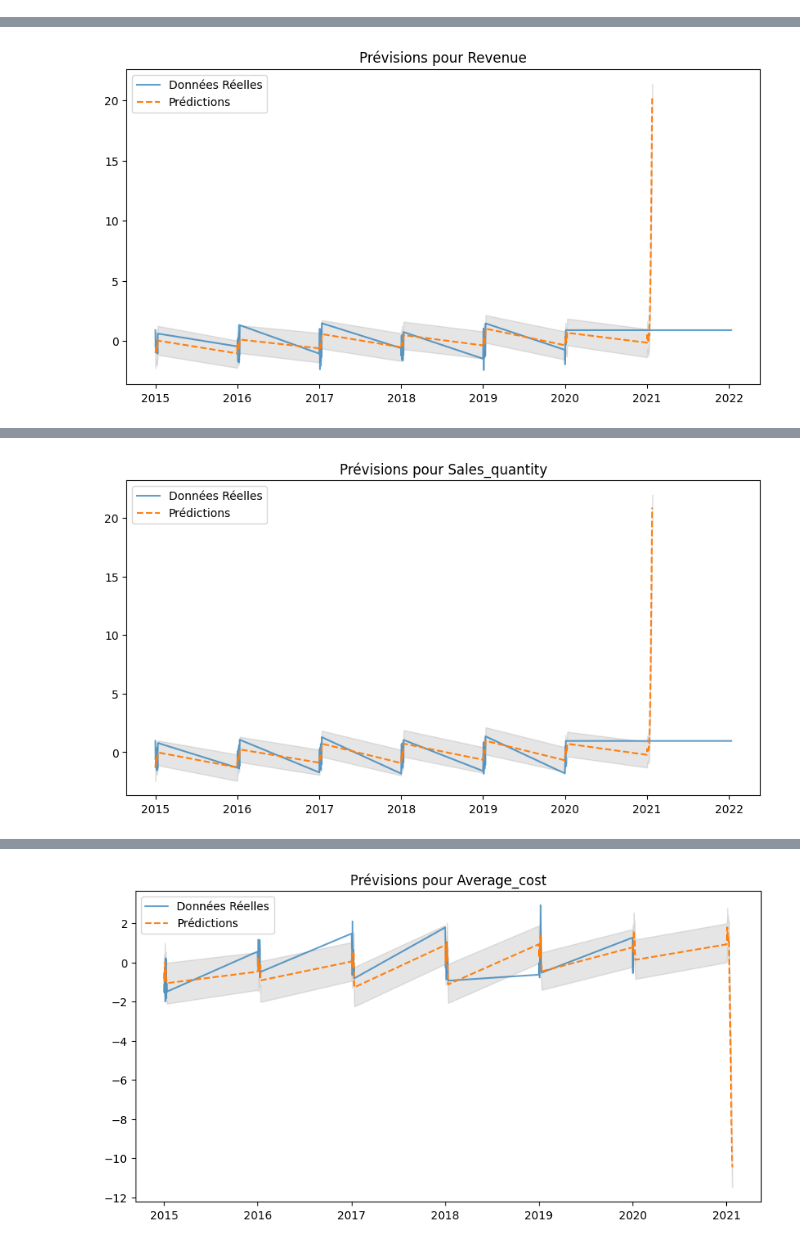
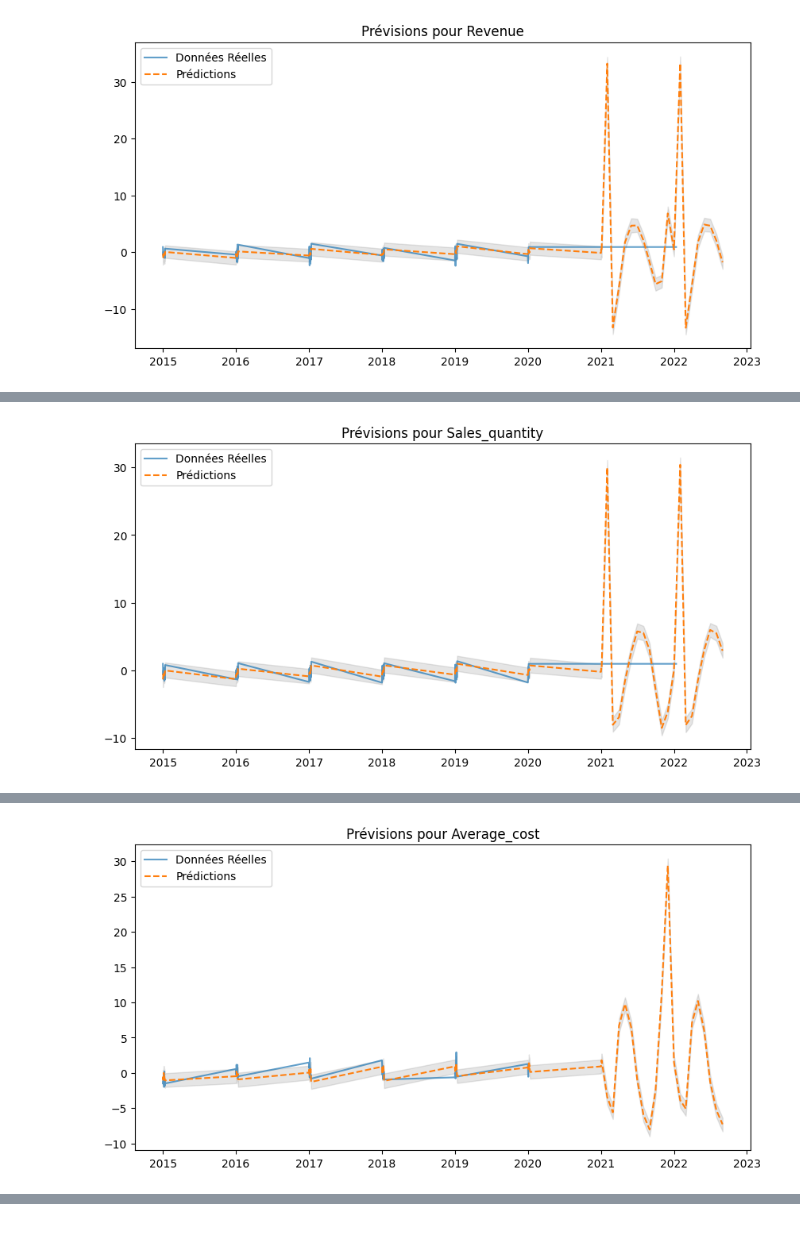
Before and after one commit to Raed-Bourouis/MLEASE, a Jupyter notebook: Training/Prophet.ipynb, the cells around one changed output, grey strips where cells are left out. Saved outputs shown, nothing was run; the diff lists cells and outputs as text; code cells hidden in the pictures.

```diff
--- a/Training/Prophet.ipynb
+++ b/Training/Prophet.ipynb
@@ -6,7 +6,7 @@ import matplotlib.pyplot as plt
 df = pd.read_csv("../preprocessing/preprocessed_timeseries.csv", parse_dates=True, index_col=0)
 df.reset_index(inplace=True)
 df.rename(columns={df.columns[0]: "ds"}, inplace=True)  # Prophet attend "ds" pour les dates
-
+detected_freq = pd.infer_freq(df["ds"]) or "MS"
 # Exclure la colonne "ds" pour identifier toutes les colonnes à prédire
 target_columns = [col for col in df.columns if col != "ds"]
 
@@ -30,7 +30,7 @@ for column in target_columns:
     model.fit(train_df)
 
     # Créer un dataframe pour les futures prédictions
-    future = model.make_future_dataframe(periods=len(test_df), freq='D')
+    future = model.make_future_dataframe(periods=len(test_df), freq=detected_freq)
 
     # Faire les prédictions
     forecast = model.predict(future)
@@ -57,0 +59 @@ Training Prophet model for Revenue...
+[figure, new version]
@@ -59 +60,0 @@ Training Prophet model for Revenue...
-[figure, old version]
@@ -61,0 +63 @@ Training Prophet model for Sales_quantity...
+[figure, new version]
@@ -63 +64,0 @@ Training Prophet model for Sales_quantity...
-[figure, old version]
@@ -65,0 +67 @@ Training Prophet model for Average_cost...
+[figure, new version]
@@ -67,2 +69 @@ Training Prophet model for Average_cost...
-[figure, old version]
 ... (4 outputs left out)
```
Also changed, not shown: parts of 1 cell of this notebook, 4 other files.
